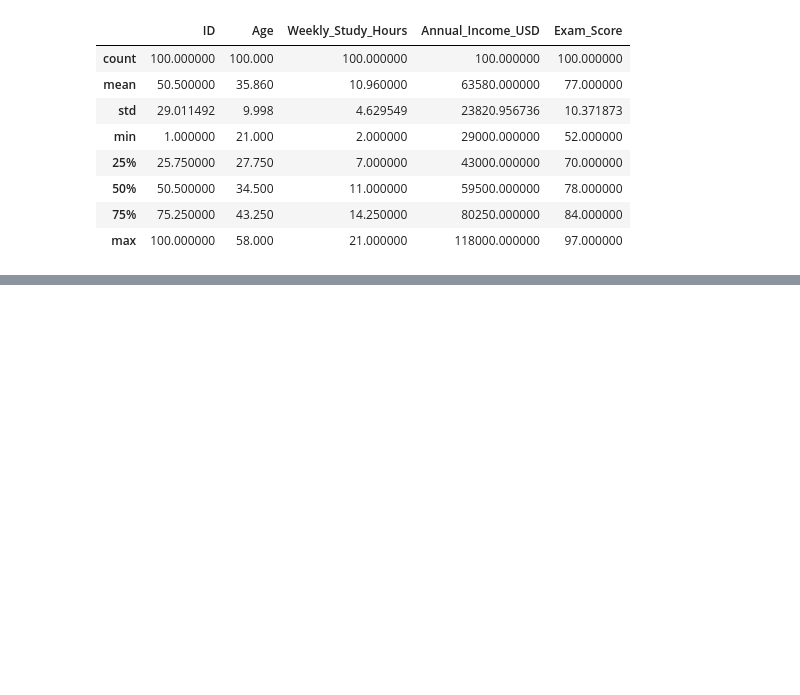
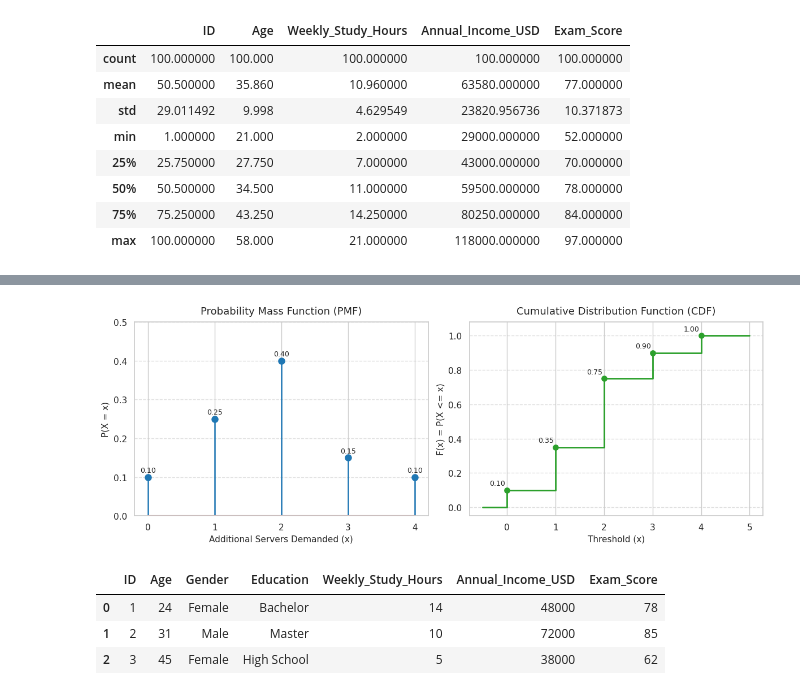
Before and after one commit to ariyan378/Statistics, a Jupyter notebook: Statistics_Experiment.ipynb, the cells around one changed output, grey strips where cells are left out. Cells and saved outputs as stored; diff of their text form; code cells hidden in the pictures; blank space fills up the shorter version.

```diff
--- a/Statistics_Experiment.ipynb
+++ b/Statistics_Experiment.ipynb
@@ -310,0 +316,8 @@ Target Inventory for 97.5% Service Level: 299.0 boxes
+# %%
+L = []
+
+for i in range(10000):
+    a = random.randint(1,6)
+    b = random.randint(1,6)
+
+    L.append(a+b)
@@ -310,0 +335,72 @@ Target Inventory for 97.5% Service Level: 299.0 boxes
+# %%
+import matplotlib.pyplot as plt
+import numpy as np
+
+# 1. Define discrete sample space and PMF probabilities
+x = np.array([0, 1, 2, 3, 4])
+pmf = np.array([0.10, 0.25, 0.40, 0.15, 0.10])
+
+# 2. Compute the CDF using cumulative sum
+cdf = np.cumsum(pmf)
+
+# 3. Create side-by-side plots
+fig, (ax1, ax2) = plt.subplots(1, 2, figsize=(12, 4.5))
+
+# Plot PMF (Stem plot)
+markerline, stemlines, baseline = ax1.stem(x, pmf)
+plt.setp(markerline, markersize=8, color="#1f77b4")
+plt.setp(stemlines, color="#1f77b4", linewidth=1.8)
+ax1.set_title("Probability Mass Function (PMF)", fontsize=13, pad=10)
+ax1.set_xlabel("Additional Servers Demanded (x)", fontsize=11)
+ax1.set_ylabel("P(X = x)", fontsize=11)
+ax1.set_xticks(x)
+ax1.set_ylim(0, 0.5)
+ax1.grid(axis="y", linestyle="--", alpha=0.6)
+
+# Annotate PMF points
+for i, prob in enumerate(pmf):
+    ax1.annotate(
+        f"{prob:.2f}",
+        (x[i], prob),
+        textcoords="offset points",
+        xytext=(0, 6),
+        ha="center",
+        fontsize=9,
+    )
+
+# Plot CDF (Step plot)
+# Extend coordinates slightly to illustrate the step behavior clearly
+x_steps = np.concatenate(([-0.5], x, [5.0]))
+cdf_steps = np.concatenate(([0.0], cdf, [1.0]))
+
+ax2.step(x_steps, cdf_steps, where="post", color="#2ca02c", linewidth=2)
+ax2.scatter(x, cdf, color="#2ca02c", s=45, zorder=3)  # Jump endpoints
+ax2.set_title("Cumulative Distribution Function (CDF)", fontsize=13, pad=10)
+ax2.set_xlabel("Threshold (x)", fontsize=11)
+ax2.set_ylabel("F(x) = P(X <= x)", fontsize=11)
+ax2.set_xticks(np.arange(0, 5.5, 1.0))
+ax2.set_ylim(-0.05, 1.08)
+ax2.grid(axis="y", linestyle="--", alpha=0.6)
+
+# Annotate CDF points
+for i, prob in enumerate(cdf):
+    ax2.annotate(
+        f"{prob:.2f}",
+        (x[i], prob),
+        textcoords="offset points",
+        xytext=(-12, 6),
+        ha="center",
+        fontsize=9,
+    )
+
+plt.tight_layout()
+plt.show()
+# %% [output]
+[figure, added]
+# %%
+df.head(3)
+# %% [output]
+|  | ID | Age | Gender | Education | Weekly_Study_Hours | Annual_Income_USD | Exam_Score |
+| 0 | 1 | 24 | Female | Bachelor | 14 | 48000 | 78 |
+| 1 | 2 | 31 | Male | Master | 10 | 72000 | 85 |
+| 2 | 3 | 45 | Female | High School | 5 | 38000 | 62 |
```
Also changed, not shown: parts of 49 cells of this notebook.
